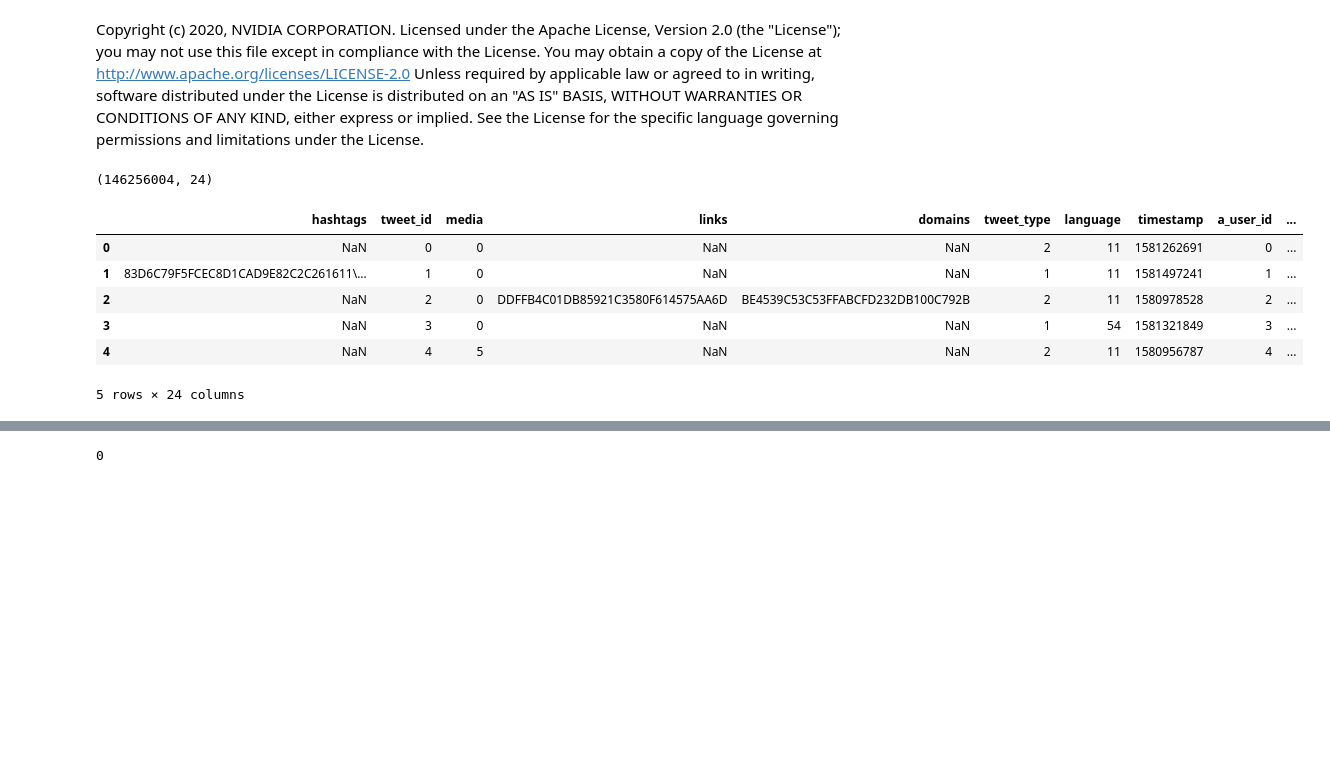
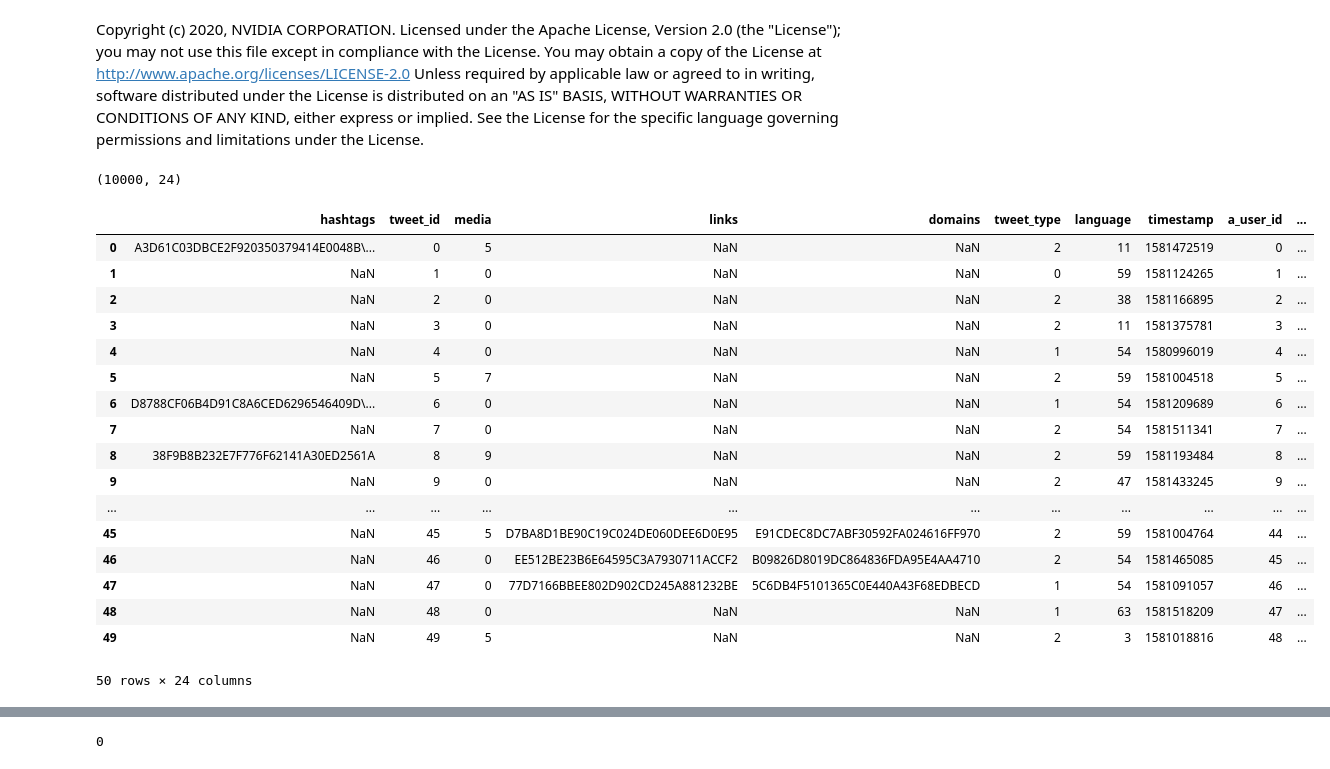
Before and after one commit to pintonos/deeplearning, a Jupyter notebook: RecSys2020/01_Preprocess/2-preproc-split-new.ipynb, the cells around one changed output, grey strips where cells are left out. Drawn from its saved outputs; the diff is of its cells as text; code cells hidden in the pictures; blank space fills up the shorter version.

```diff
--- a/RecSys2020/01_Preprocess/2-preproc-split-new.ipynb
+++ b/RecSys2020/01_Preprocess/2-preproc-split-new.ipynb
@@ -19,18 +19,29 @@ import gc
 # %%
 #Reload the output of previous notebook
 
-df = pd.read_pickle('tmp.pkl')
+df = pd.read_pickle('tmp_small.pkl')
 print( df.shape )
-df.head()
+df.head(50)
 # %% [output]
-(146256004, 24)
+(10000, 24)
 |  | hashtags | tweet_id | media | links | domains | tweet_type | language | timestamp | a_user_id | ... |
-| 0 | NaN | 0 | 0 | NaN | NaN | 2 | 11 | 1581262691 | 0 | ... |
-| 1 | 83D6C79F5FCEC8D1CAD9E82C2C261611\... | 1 | 0 | NaN | NaN | 1 | 11 | 1581497241 | 1 | ... |
-| 2 | NaN | 2 | 0 | DDFFB4C01DB85921C3580F614575AA6D | BE4539C53C53FFABCFD232DB100C792B | 2 | 11 | 1580978528 | 2 | ... |
-| 3 | NaN | 3 | 0 | NaN | NaN | 1 | 54 | 1581321849 | 3 | ... |
-| 4 | NaN | 4 | 5 | NaN | NaN | 2 | 11 | 1580956787 | 4 | ... |
+| 0 | A3D61C03DBCE2F920350379414E0048B\... | 0 | 5 | NaN | NaN | 2 | 11 | 1581472519 | 0 | ... |
+| 1 | NaN | 1 | 0 | NaN | NaN | 0 | 59 | 1581124265 | 1 | ... |
+| 2 | NaN | 2 | 0 | NaN | NaN | 2 | 38 | 1581166895 | 2 | ... |
+| 3 | NaN | 3 | 0 | NaN | NaN | 2 | 11 | 1581375781 | 3 | ... |
+| 4 | NaN | 4 | 0 | NaN | NaN | 1 | 54 | 1580996019 | 4 | ... |
+| 5 | NaN | 5 | 7 | NaN | NaN | 2 | 59 | 1581004518 | 5 | ... |
+| 6 | D8788CF06B4D91C8A6CED6296546409D\... | 6 | 0 | NaN | NaN | 1 | 54 | 1581209689 | 6 | ... |
+| 7 | NaN | 7 | 0 | NaN | NaN | 2 | 54 | 1581511341 | 7 | ... |
+| 8 | 38F9B8B232E7F776F62141A30ED2561A | 8 | 9 | NaN | NaN | 2 | 59 | 1581193484 | 8 | ... |
+| 9 | NaN | 9 | 0 | NaN | NaN | 2 | 47 | 1581433245 | 9 | ... |
+| ... | ... | ... | ... | ... | ... | ... | ... | ... | ... | ... |
+| 45 | NaN | 45 | 5 | D7BA8D1BE90C19C024DE060DEE6D0E95 | E91CDEC8DC7ABF30592FA024616FF970 | 2 | 59 | 1581004764 | 44 | ... |
+| 46 | NaN | 46 | 0 | EE512BE23B6E64595C3A7930711ACCF2 | B09826D8019DC864836FDA95E4AA4710 | 2 | 54 | 1581465085 | 45 | ... |
+| 47 | NaN | 47 | 0 | 77D7166BBEE802D902CD245A881232BE | 5C6DB4F5101365C0E440A43F68EDBECD | 1 | 54 | 1581091057 | 46 | ... |
+| 48 | NaN | 48 | 0 | NaN | NaN | 1 | 63 | 1581518209 | 47 | ... |
+| 49 | NaN | 49 | 5 | NaN | NaN | 2 | 3 | 1581018816 | 48 | ... |
-5 rows × 24 columns
+50 rows × 24 columns
 # %%
 %%time
 
```
Also changed, not shown: parts of 10 cells of this notebook, 1 other file.
